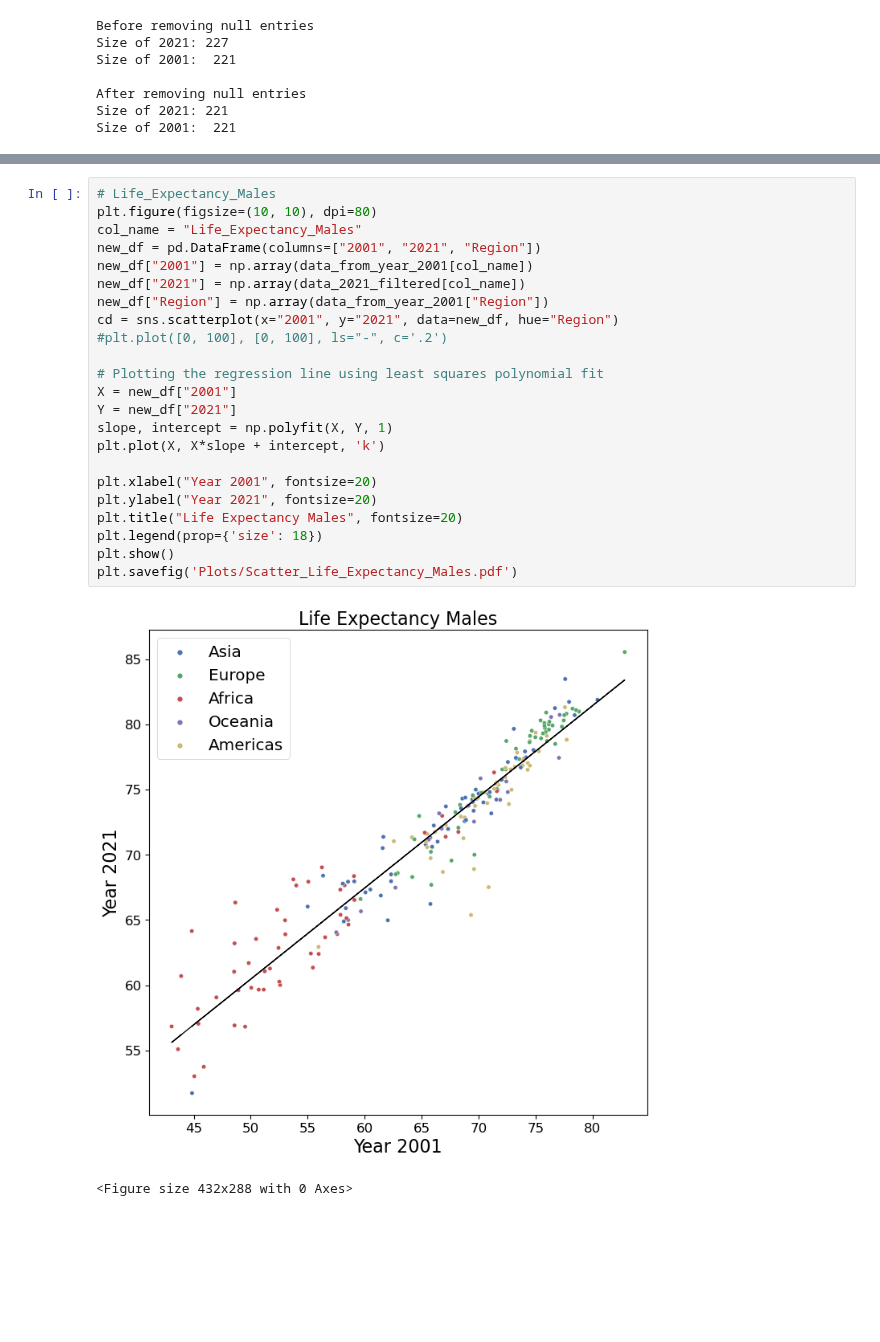
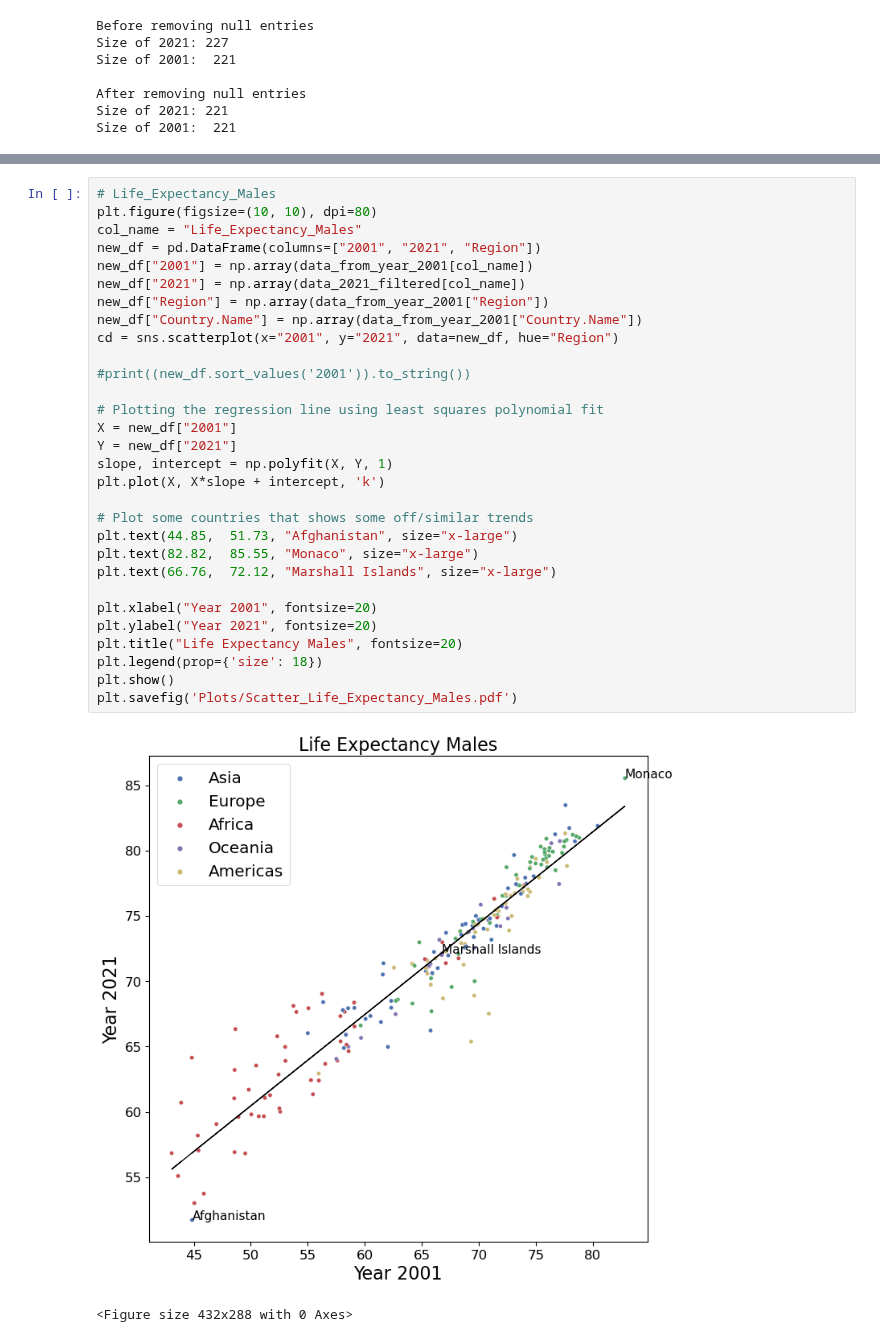
Before and after one commit to r-a-j/Descriptive-Analysis, a Jupyter notebook: Problem_1_Code_Raj_231811.ipynb, the cells around one changed output, grey strips where cells are left out. Drawn from its saved outputs; the diff is of its cells as text; blank space fills up the shorter version.

```diff
--- a/Problem_1_Code_Raj_231811.ipynb
+++ b/Problem_1_Code_Raj_231811.ipynb
@@ -343,26 +364,33 @@ plt.savefig('Plots/Scatter_Life_Expectancy_Females.pdf')
 # %%
 # Life_Expectancy_Males
 plt.figure(figsize=(10, 10), dpi=80)
 col_name = "Life_Expectancy_Males"
 new_df = pd.DataFrame(columns=["2001", "2021", "Region"])
 new_df["2001"] = np.array(data_from_year_2001[col_name])
 new_df["2021"] = np.array(data_2021_filtered[col_name])
 new_df["Region"] = np.array(data_from_year_2001["Region"])
+new_df["Country.Name"] = np.array(data_from_year_2001["Country.Name"])
 cd = sns.scatterplot(x="2001", y="2021", data=new_df, hue="Region")
-#plt.plot([0, 100], [0, 100], ls="-", c='.2')
+
+#print((new_df.sort_values('2001')).to_string())
 
 # Plotting the regression line using least squares polynomial fit
 X = new_df["2001"]
 Y = new_df["2021"]
 slope, intercept = np.polyfit(X, Y, 1)
 plt.plot(X, X*slope + intercept, 'k')
 
+# Plot some countries that shows some off/similar trends
+plt.text(44.85,  51.73, "Afghanistan", size="x-large")
+plt.text(82.82,  85.55, "Monaco", size="x-large")
+plt.text(66.76,  72.12, "Marshall Islands", size="x-large")
+
 plt.xlabel("Year 2001", fontsize=20)
 plt.ylabel("Year 2021", fontsize=20)
 plt.title("Life Expectancy Males", fontsize=20)
 plt.legend(prop={'size': 18})
 plt.show()
 plt.savefig('Plots/Scatter_Life_Expectancy_Males.pdf')
 # %% [output]
-[figure, old version]
+[figure, new version]
 <Figure size 432x288 with 0 Axes>
```
Also changed, not shown: parts of 10 cells of this notebook, 15 other files.
